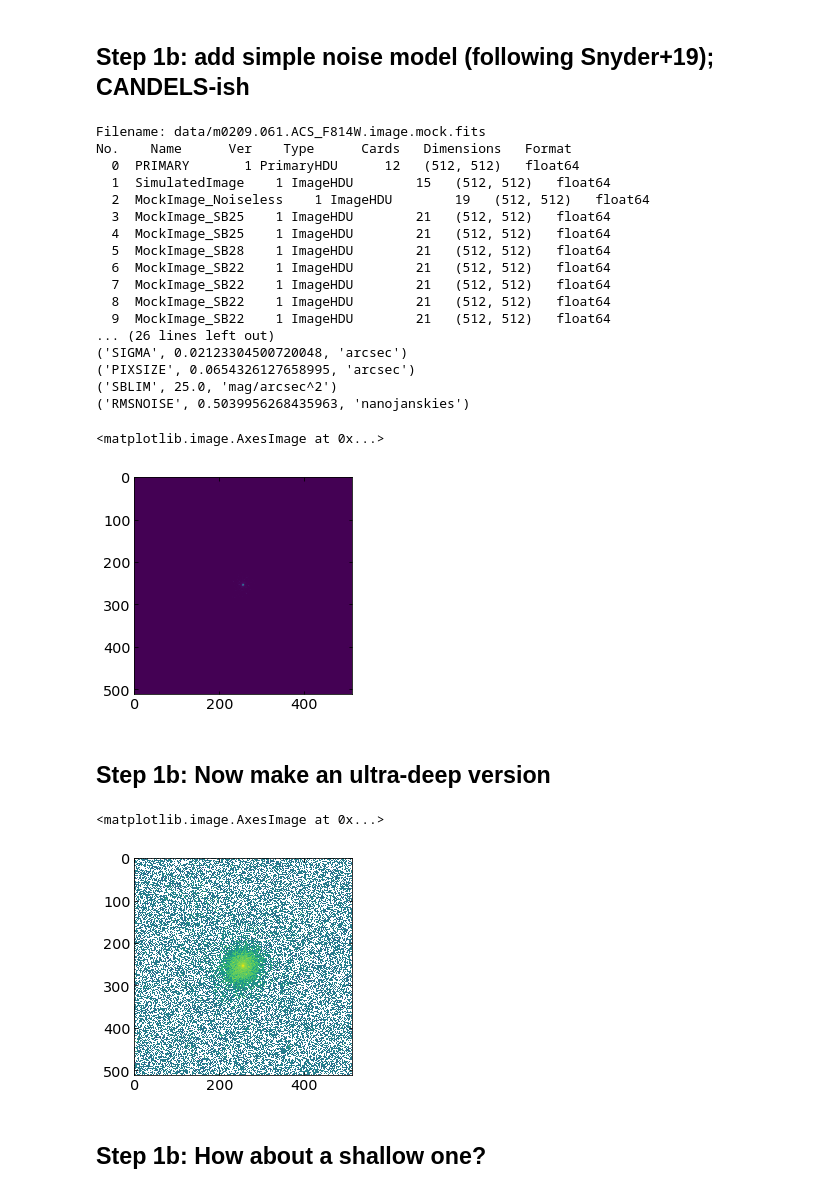
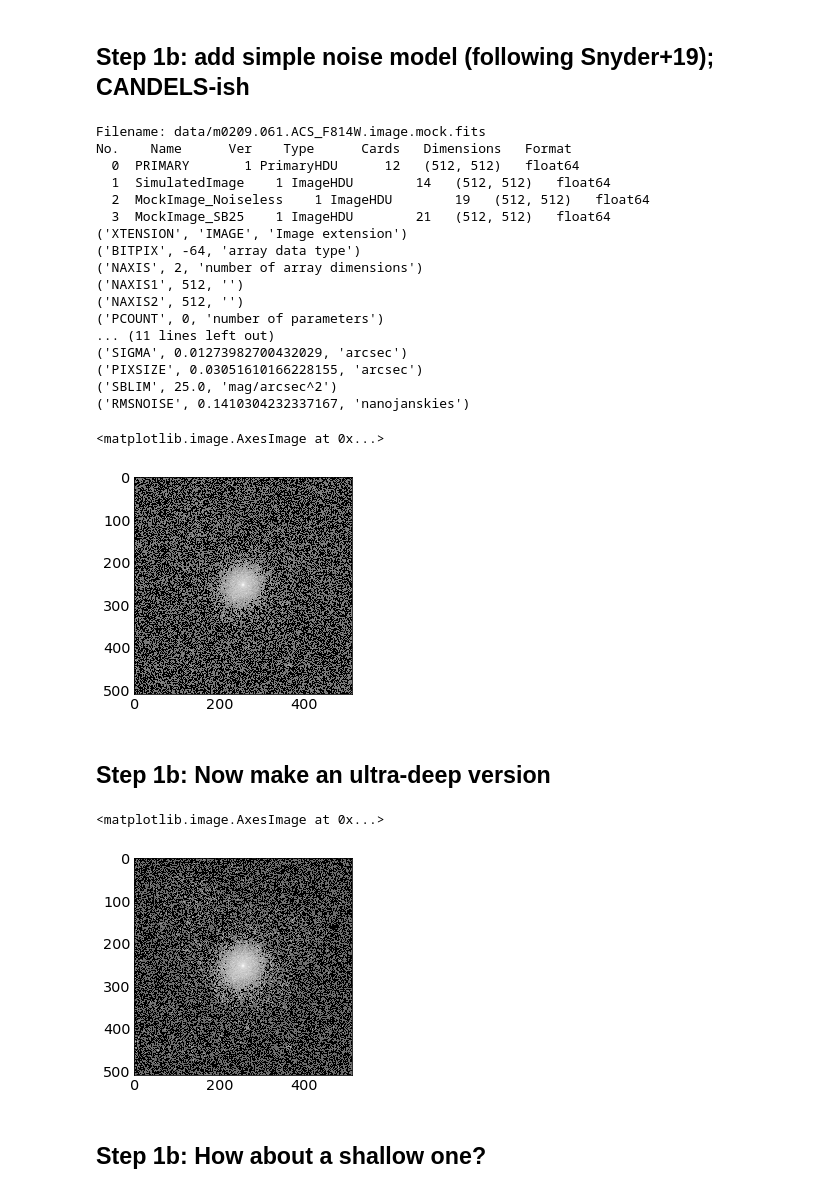
Before and after one commit to RaySSharma/CANDELS-Pipeline, a Jupyter notebook: ChoiSims_Mockdata_Pipeline_Example.ipynb, the cells around one changed output. Cells and saved outputs as stored; diff of their text form; code cells hidden in the pictures.

```diff
--- a/ChoiSims_Mockdata_Pipeline_Example.ipynb
+++ b/ChoiSims_Mockdata_Pipeline_Example.ipynb
@@ -10,10 +9,18 @@ WARNING: AstropyDeprecationWarning: Composition of model classes will be removed
 # %% [markdown]
 ## Step 0: convert to nJy and add metadata to header
 ### This step overwrites the "mocks.fits" file, so run this first to restart the pipeline
+# %%
+filt_wheel = {
+    'ACS_F814W': [0.8353, 0.03],
+    'WFC3_F160W': [1.5369, 0.06],
+    'ACS_F606W': [0.5907, 0.03]
+}
+cmap = pyplot.get_cmap('gray')
+cmap.set_bad('black')
 # %%
 ff='data/m0209.061.ACS_F814W.image.fits'
 ffout='data/m0209.061.ACS_F814W.image.mock.fits'
-ptm.output_pristine_fits_image(ff,ffout)
+ptm.output_pristine_fits_image(ff,ffout,filt_wheel)
 # %% [markdown]
 ## Inspect Step 0 output
 # %%
@@ -76,38 +82,38 @@ No.    Name      Ver    Type      Cards   Dimensions   Format
 # %%
 ptm.add_simple_noise(ffout,sb_maglim=25.0,sb_label='25')
 fo=fits.open(ffout)
 fo.info()
 print(fo['MockImage_SB25'].header.cards)
-pyplot.imshow(fo['MockImage_SB25'].data)
+pyplot.imshow(np.log10(fo['MockImage_SB25'].data), cmap=cmap)
 # %% [output]
 Filename: data/m0209.061.ACS_F814W.image.mock.fits
 No.    Name      Ver    Type      Cards   Dimensions   Format
   0  PRIMARY       1 PrimaryHDU      12   (512, 512)   float64
-  1  SimulatedImage    1 ImageHDU        15   (512, 512)   float64
+  1  SimulatedImage    1 ImageHDU        14   (512, 512)   float64
   2  MockImage_Noiseless    1 ImageHDU        19   (512, 512)   float64
   3  MockImage_SB25    1 ImageHDU        21   (512, 512)   float64
-  4  MockImage_SB25    1 ImageHDU        21   (512, 512)   float64
-  5  MockImage_SB28    1 ImageHDU        21   (512, 512)   float64
-  6  MockImage_SB22    1 ImageHDU        21   (512, 512)   float64
-  7  MockImage_SB22    1 ImageHDU        21   (512, 512)   float64
-  8  MockImage_SB22    1 ImageHDU        21   (512, 512)   float64
-  9  MockImage_SB22    1 ImageHDU        21   (512, 512)   float64
-... (26 lines left out)
-('SIGMA', 0.02123304500720048, 'arcsec')
-('PIXSIZE', 0.0654326127658995, 'arcsec')
+('XTENSION', 'IMAGE', 'Image extension')
+('BITPIX', -64, 'array data type')
+('NAXIS', 2, 'number of array dimensions')
+('NAXIS1', 512, '')
+('NAXIS2', 512, '')
+('PCOUNT', 0, 'number of parameters')
+... (11 lines left out)
+('SIGMA', 0.01273982700432029, 'arcsec')
+('PIXSIZE', 0.03051610166228155, 'arcsec')
 ('SBLIM', 25.0, 'mag/arcsec^2')
-('RMSNOISE', 0.5039956268435963, 'nanojanskies')
+('RMSNOISE', 0.1410304232337167, 'nanojanskies')
 <matplotlib.image.AxesImage at 0x...>
-[figure, old version]
+[figure, new version]
 # %% [markdown]
 ## Step 1b: Now make an ultra-deep version
 # %%
 ptm.add_simple_noise(ffout,sb_maglim=28.0,sb_label='28')
 fo=fits.open(ffout)
-pyplot.imshow(np.log10(fo['MockImage_SB28'].data))
+pyplot.imshow(np.log10(fo['MockImage_SB28'].data), cmap=cmap)
 # %% [output]
 <matplotlib.image.AxesImage at 0x...>
-[figure, old version]
+[figure, new version]
 # %% [markdown]
 ## Step 1b: How about a shallow one?
 # %%
```
Also changed, not shown: parts of 5 cells of this notebook, 2 other files.
